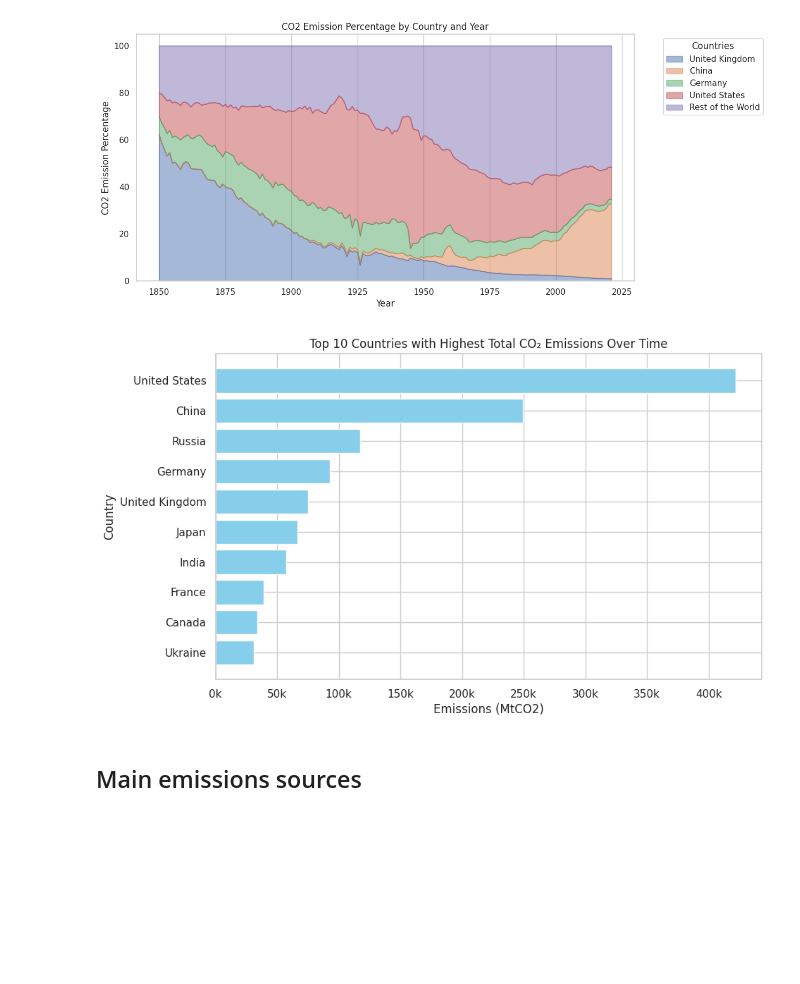
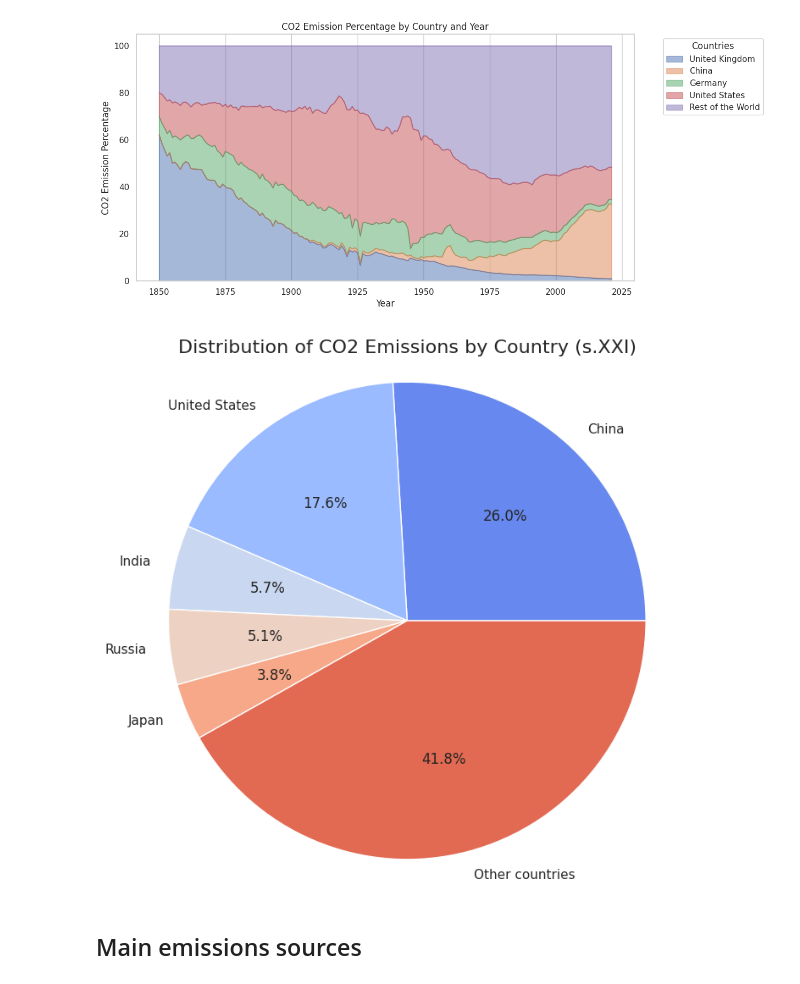
Before and after one commit to Sergio0602/Project-2--EDA, a Jupyter notebook: RebootEco.ipynb, the cells around one changed output. Cells and saved outputs as stored; diff of their text form; code cells hidden in the pictures; blank space fills up the shorter version.

```diff
--- a/RebootEco.ipynb
+++ b/RebootEco.ipynb
@@ -594,26 +594,29 @@ plt.show()
 <Figure size 1200x600 with 0 Axes>
 [figure]
 # %%
-top10_countries_co2 = (df_filtered_country
+df_filtered_year = df_filtered_country[df_filtered_country['year'] > 2000]
+
+top5_countries_co2 = (df_filtered_year
                        .groupby('country', as_index=False)['co2']
                        .sum()
                        .sort_values(by='co2', ascending=False)
-                       .head(10))
+                       .head(5))
 
-plt.figure(figsize=(10, 6))
-plt.barh(top10_countries_co2['country'], top10_countries_co2['co2'], color='skyblue')
-plt.xlabel('Emissions (MtCO2)')
-plt.ylabel('Country')
-plt.title('Top 10 Countries with Highest Total CO₂ Emissions Over Time')
+other_countries_co2 = df_filtered_year.groupby('country', as_index=False)['co2'].sum()
+other_countries_co2 = other_countries_co2[~other_countries_co2['country'].isin(top5_countries_co2['country'])]
+other_countries_total = other_countries_co2['co2'].sum()
 
-def thousands_formatter(x, pos):
-    return f'{int(x / 1000)}k'
+other_countries_df = pd.DataFrame({'country': ['Other countries'], 'co2': [other_countries_total]})
 
-plt.gca().xaxis.set_major_formatter(FuncFormatter(thousands_formatter))
+top5_countries_co2 = pd.concat([top5_countries_co2, other_countries_df], ignore_index=True)
 
-plt.gca().invert_yaxis()
+plt.figure(figsize=(8, 8))
+plt.pie(top5_countries_co2['co2'], labels=top5_countries_co2['country'], autopct='%1.1f%%', colors=sns.color_palette('coolwarm', len(top5_countries_co2)))
+plt.title('Distribution of CO2 Emissions by Country (s.XXI)', fontsize=16)
+plt.axis('equal')  # Equal aspect ratio ensures that pie is drawn as a circle.
+plt.show()
 # %% [output]
-[figure, old version]
+[figure, new version]
 # %% [markdown]
 ## Main emissions sources
 # %%
```
Also changed, not shown: parts of 2 cells of this notebook, 6 other files.
